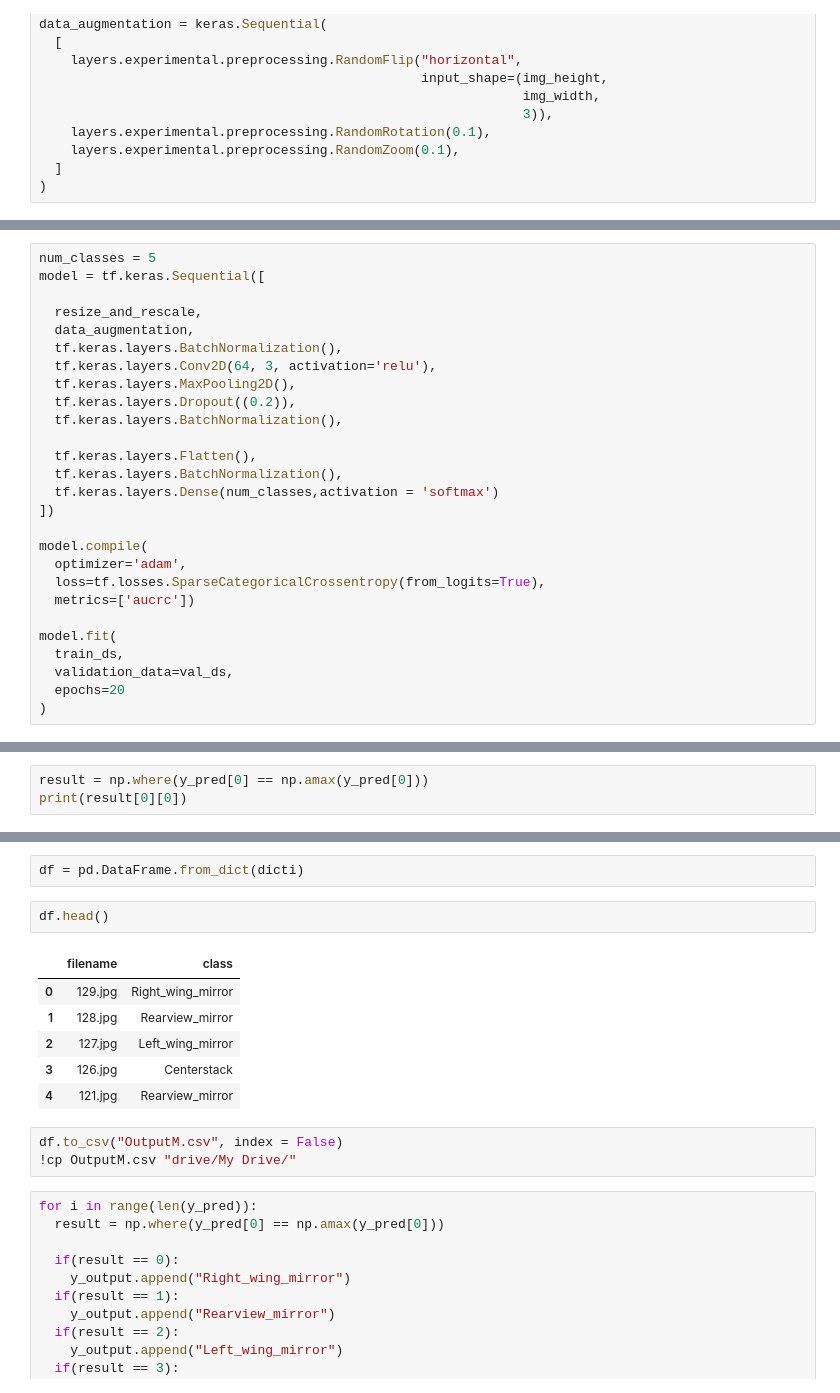
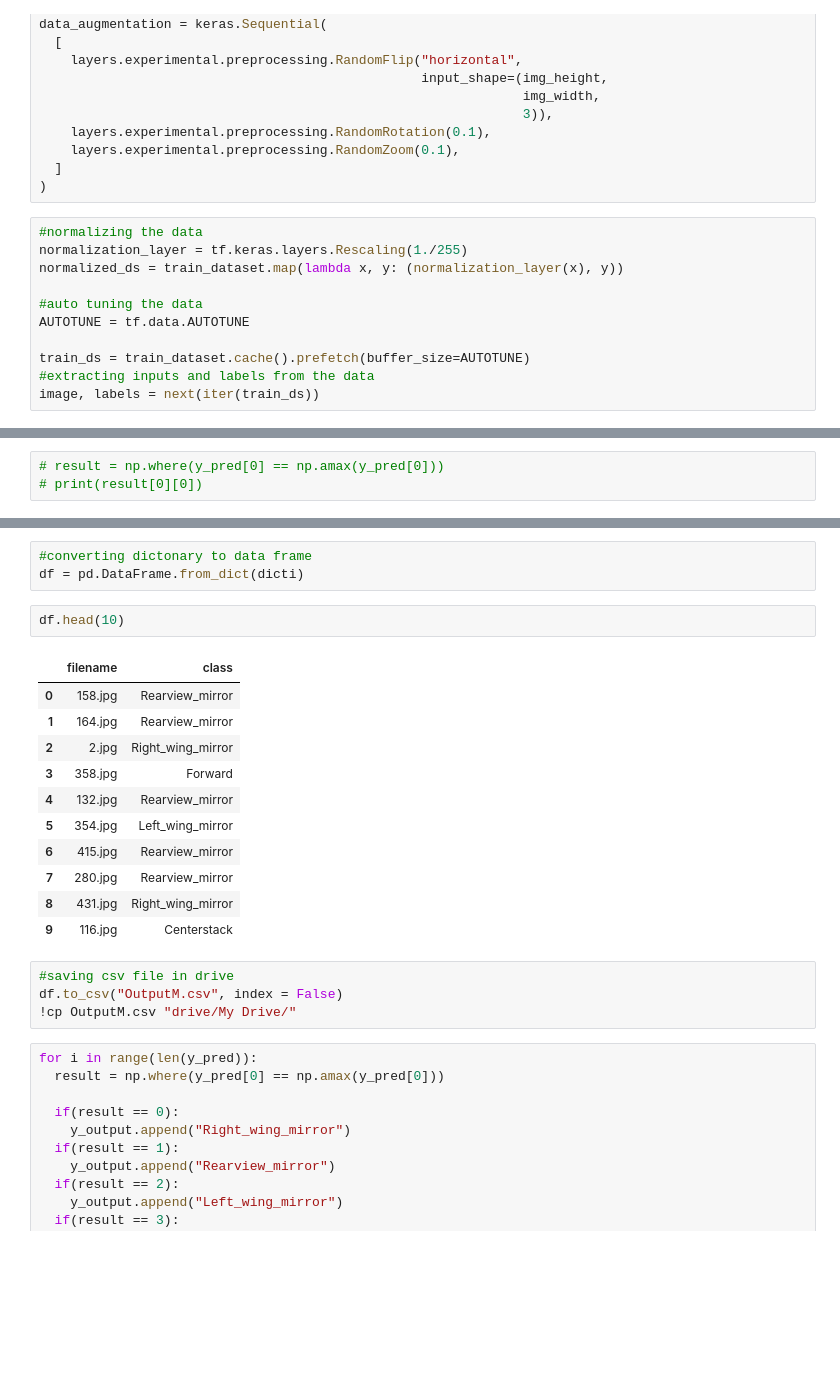
Before and after one commit to Vineet2107/ML-for-Civil-Engineering-CE784A-, a Jupyter notebook: Driver_Gaze_Zone_Classification.ipynb, the cells around one changed output, grey strips where cells are left out. Saved outputs shown, nothing was run; the diff lists cells and outputs as text; blank space fills up the shorter version.

```diff
--- a/Driver_Gaze_Zone_Classification.ipynb
+++ b/Driver_Gaze_Zone_Classification.ipynb
@@ -79,3 +83,14 @@ data_augmentation = keras.Sequential(
     layers.experimental.preprocessing.RandomZoom(0.1),
   ]
 )
+# %%
+#normalizing the data
+normalization_layer = tf.keras.layers.Rescaling(1./255)
+normalized_ds = train_dataset.map(lambda x, y: (normalization_layer(x), y))
+
+#auto tuning the data
+AUTOTUNE = tf.data.AUTOTUNE
+
+train_ds = train_dataset.cache().prefetch(buffer_size=AUTOTUNE)
+#extracting inputs and labels from the data
+image, labels = next(iter(train_ds))
@@ -115,27 +210,0 @@ data_augmentation = keras.Sequential(
-# %%
-num_classes = 5
-model = tf.keras.Sequential([
-
-  resize_and_rescale,
-  data_augmentation,
-  tf.keras.layers.BatchNormalization(),
-  tf.keras.layers.Conv2D(64, 3, activation='relu'),
-  tf.keras.layers.MaxPooling2D(),
-  tf.keras.layers.Dropout((0.2)),
-  tf.keras.layers.BatchNormalization(),
-
-  tf.keras.layers.Flatten(),
-  tf.keras.layers.BatchNormalization(),
-  tf.keras.layers.Dense(num_classes,activation = 'softmax')
-])
-
-model.compile(
-  optimizer='adam',
-  loss=tf.losses.SparseCategoricalCrossentropy(from_logits=True),
-  metrics=['aucrc'])
-
-model.fit(
-  train_ds,
-  validation_data=val_ds,
-  epochs=20
-)
@@ -179,3 +211,3 @@ array([6.1526970e-07, 9.7441092e-02, 5.5233285e-10, 4.1775837e-07,
 # %%
-result = np.where(y_pred[0] == np.amax(y_pred[0]))
-print(result[0][0])
+# result = np.where(y_pred[0] == np.amax(y_pred[0]))
+# print(result[0][0])
@@ -210,17 +241,24 @@ for f in os.listdir(t):
   else:
     dicti['class'].append("Centerstack")
 # %%
+#converting dictonary to data frame
 df = pd.DataFrame.from_dict(dicti)
 # %%
-df.head()
+df.head(10)
 # %% [output]
 |  | filename | class |
-| 0 | 129.jpg | Right_wing_mirror |
-| 1 | 128.jpg | Rearview_mirror |
-| 2 | 127.jpg | Left_wing_mirror |
-| 3 | 126.jpg | Centerstack |
-| 4 | 121.jpg | Rearview_mirror |
+| 0 | 158.jpg | Rearview_mirror |
+| 1 | 164.jpg | Rearview_mirror |
+| 2 | 2.jpg | Right_wing_mirror |
+| 3 | 358.jpg | Forward |
+| 4 | 132.jpg | Rearview_mirror |
+| 5 | 354.jpg | Left_wing_mirror |
+| 6 | 415.jpg | Rearview_mirror |
+| 7 | 280.jpg | Rearview_mirror |
+| 8 | 431.jpg | Right_wing_mirror |
+| 9 | 116.jpg | Centerstack |
 # %%
+#saving csv file in drive
 df.to_csv("OutputM.csv", index = False)
 !cp OutputM.csv "drive/My Drive/"
 # %%
```
Also changed, not shown: parts of 23 cells of this notebook.
